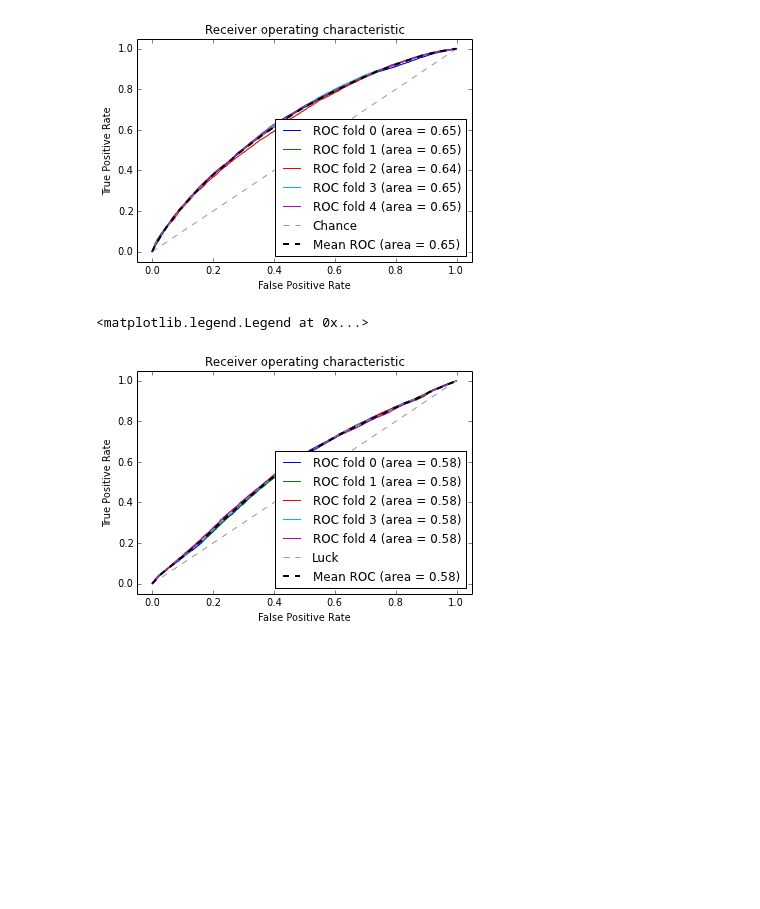
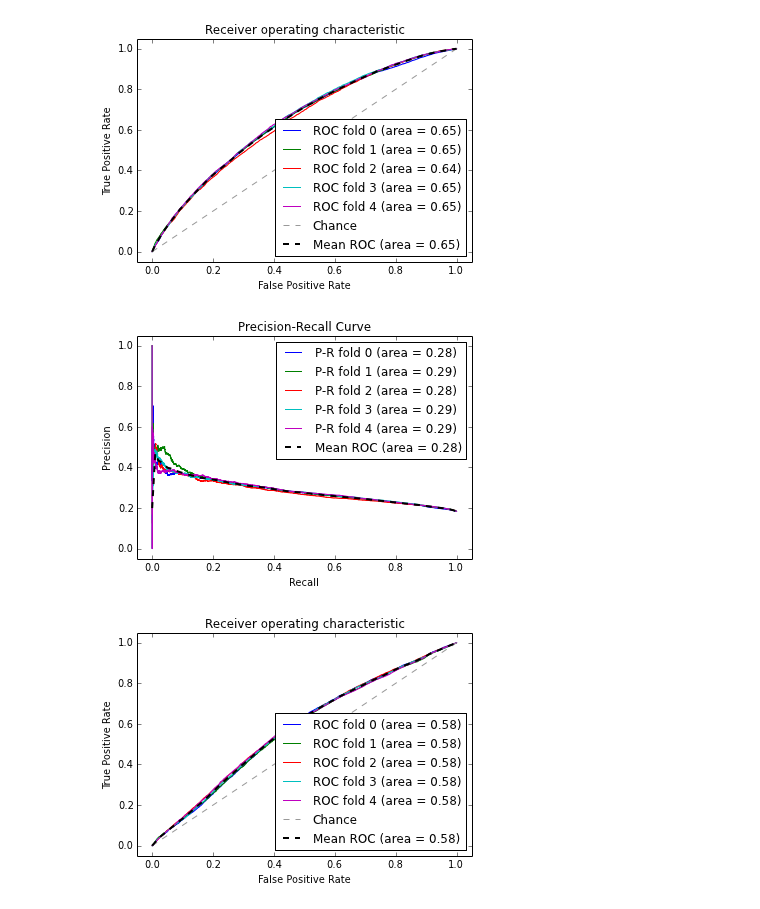
Before and after one commit to jsabrams/ds_workshop, a Jupyter notebook: capstone_project/lending_club_modeling.ipynb, the cells around one changed output. Cells and saved outputs as stored; diff of their text form; code cells hidden in the pictures; blank space fills up the shorter version.

Commit message:
added precision-recall curve plotting

```diff
--- a/capstone_project/lending_club_modeling.ipynb
+++ b/capstone_project/lending_club_modeling.ipynb
@@ -28,6 +28,11 @@ cv = StratifiedKFold(y_train, n_folds=5, shuffle=True, random_state=42)
 mean_auc, clf = mfit.fit_plot_ROC(X_train, y_train, clf, cv)
 # %% [output]
 [figure]
+# %%
+#Precision-Recall Curve
+mean_auc, clf = mfit.fit_plot_PR(X_train, y_train, clf, cv)
+# %% [output]
+[figure, added]
 # %%
 #Set up training and cross-validation for a naive Bayes classifier
 clf = GaussianNB()
@@ -35,5 +40,4 @@ cv = StratifiedKFold(y_train, n_folds=5, shuffle=True, random_state=42)
 
 mean_auc, clf = mfit.fit_plot_ROC(X_train, y_train, clf, cv)
 # %% [output]
-<matplotlib.legend.Legend at 0x...>
-[figure, old version]
+[figure, new version]
```
Also changed, not shown: parts of 3 cells of this notebook, 1 other file.
